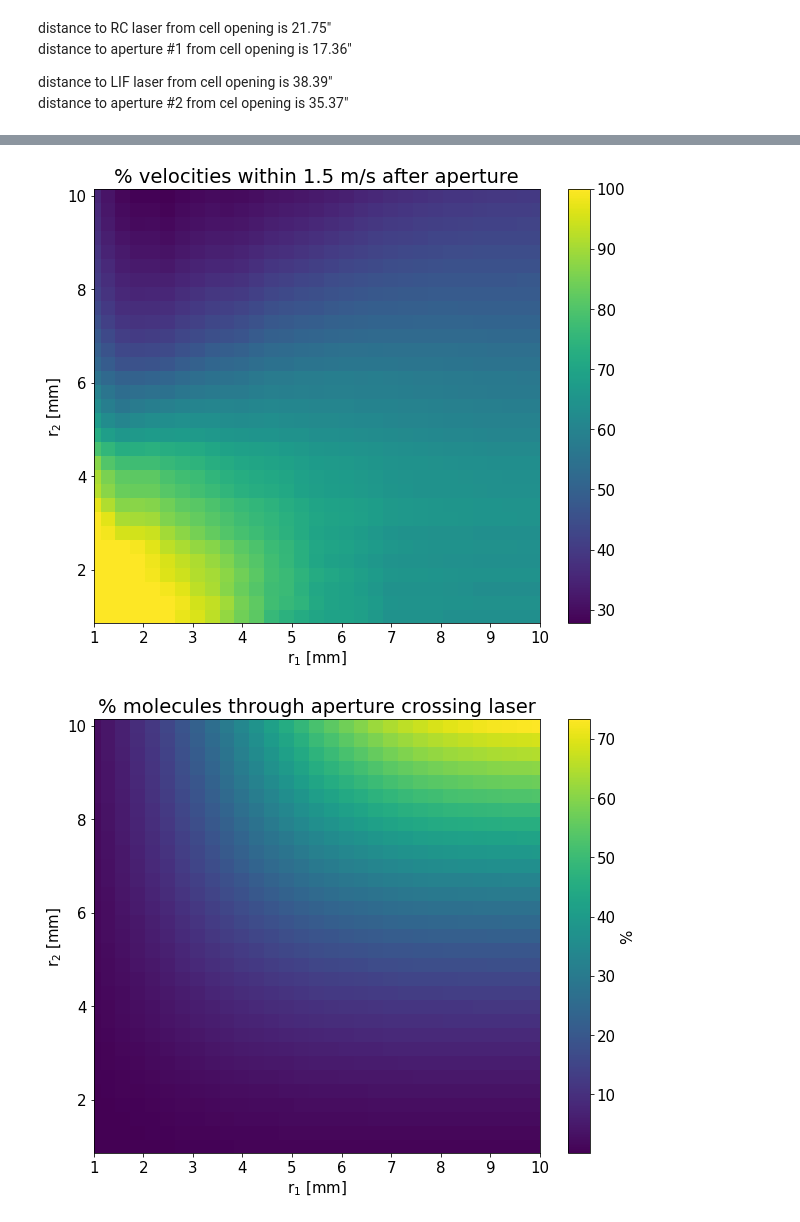
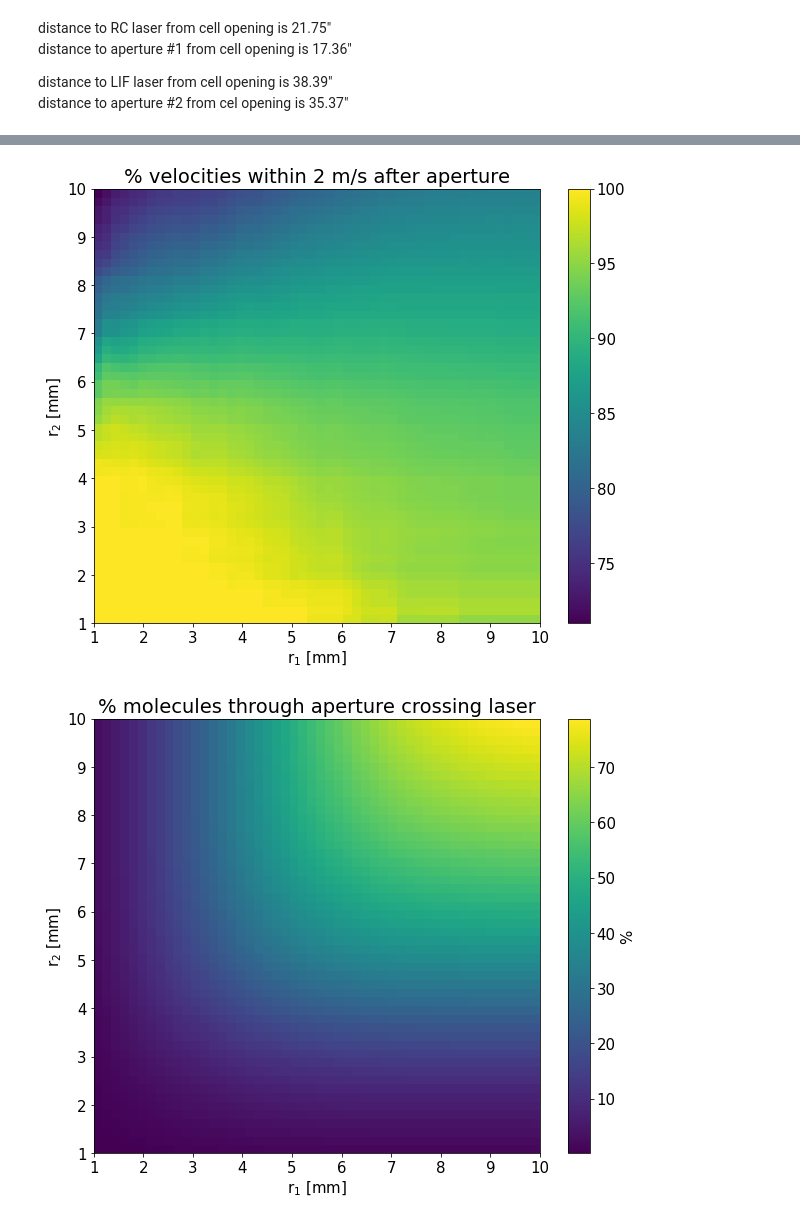
Before and after one commit to ograsdijk/CeNTREX-notebooks, a Jupyter notebook: rotational cooling/Aperture Calculation.ipynb, the cells around one changed output, grey strips where cells are left out. Saved outputs shown, nothing was run; the diff lists cells and outputs as text; code cells hidden in the pictures.

```diff
--- a/rotational cooling/Aperture Calculation.ipynb
+++ b/rotational cooling/Aperture Calculation.ipynb
@@ -94,13 +155,13 @@ coords_aperture_2[2,:] = distance_aperture_2
 distance_laser_rc = 21.75 * in_to_m - 0.25 * in_to_m
 dt = distance_laser_rc/v_z
 
-m_interaction_rc = (np.abs(coords[1,:]+dt*v_y) < 0.005) & (np.abs(coords[0,:]+dt*v_x) < 0.025)
+m_interaction_rc = (np.abs(coords[1,:]+dt*v_y) <= r_laser) & (np.abs(v_x) <= v_laser)
 interaction_rc = np.sum(m_interaction_rc)
 # %%
 distance_laser_lif = 38.30 * in_to_m - 0.25 * in_to_m
 dt = distance_laser_lif/v_z
 
-m_iteraction_lif = (np.abs(coords[1,:]+dt*v_y) < 0.005) & (np.abs(coords[0,:]+dt*v_x) < 0.025)
+m_iteraction_lif = (np.abs(coords[1,:]+dt*v_y) <= r_laser) & (np.abs(v_x) <= v_laser)
 interaction_lif = np.sum(m_iteraction_lif)
 # %%
 fig, ax = plt.subplots(figsize = (6,5))
@@ -349,8 +338,8 @@ accepted 40.0% of trajectories
 # %%
 from tqdm import tqdm
 
-aperture_1_radii = np.linspace(0.001,0.01,31)
-aperture_2_radii = np.linspace(0.001,0.01,31)
+aperture_1_radii = np.linspace(0.001,0.01,51)
+aperture_2_radii = np.linspace(0.001,0.01,51)
 radii = list(product(aperture_1_radii, aperture_2_radii))
 
 percentage_within_limits_both = {(r1,r2):0 for r1,r2 in radii}
@@ -365,52 +354,62 @@ for r1,r2 in tqdm(radii):
     Calculating the percentage of velocities within the acceptable range
     that make it through the aperture.
     """
-    v_abs = np.sqrt(v_x[m]**2+v_y[m]**2)
-    percentage_within_limits_both[(r1,r2)] = (100*(v_abs < v_acceptable).sum()/m.sum())
+#     v_abs = np.sqrt(v_x[m]**2+v_y[m]**2)
+#     percentage_within_limits_both[(r1,r2)] = (100*(v_abs < v_acceptable).sum()/m.sum())
+    # only v_x doppler shifts
+    percentage_within_limits_both[(r1,r2)] = (100*(np.abs(v_x[m]) <= v_acceptable).sum()/m.sum())
 
     """
     Calculating the # of trajectories accepted by the aperture, where
     I divide by the total # that the laser can interact with.
     Here total # the laser can interact with is simply calculated from
-    the size of the laser beam, no transverse velocity is taken into account.
-    (Which will decrease the #, and increase the percentage)
+    the size of the laser beam and assuming a velocity range the laser
+    can interact with.
     """
-    molecules_accepted_both[(r1,r2)] = m.sum()/interaction_lif*100
+    dt = distance_laser_lif/v_z[m]
+    m_interact = (np.abs(coords[1,:][m]+dt*v_y[m]) <= r_laser) & (np.abs(v_x[m]) <= v_laser)
+    interact = m_interact.sum()/interaction_lif*100
+    molecules_accepted_both[(r1,r2)] = interact
+# %%
+from matplotlib import cm
+cmap = cm.get_cmap('viridis')
+cmap.set_bad('w')
 # %%
 from scipy import interpolate
 
 r1,r2 = zip(*list(percentage_within_limits_both.keys()))
 data = np.array(list(percentage_within_limits_both.values()))
 
-X,Y = np.meshgrid(r1, r2)
+X,Y = np.meshgrid(np.unique(r1), np.unique(r2))
 Z = interpolate.griddata((r1, r2), data, (X,Y), method='nearest')
 
 fig, ax = plt.subplots(figsize = (10,8))
 
-c = ax.pcolormesh(X*1e3,Y*1e3,Z, shading = 'nearest')
+c = ax.pcolormesh(X*1e3,Y*1e3,Z, shading = 'nearest', cmap = cmap)
 cbar = fig.colorbar(c, ax = ax)
+cbar.cmap.set_over('white')
 
 ax.set_xlabel(r'r$_1$ [mm]')
 ax.set_ylabel(r'r$_2$ [mm]')
 
 ax.set_title(f'% velocities within {v_acceptable} m/s after aperture')
 
 set_fontsize(ax, 15)
 set_fontsize(cbar.ax, 15)
 # %% [output]
-[figure, old version]
+[figure, new version]
 # %%
 from scipy import interpolate
 
 r1,r2 = zip(*list(molecules_accepted_both.keys()))
 data = np.array(list(molecules_accepted_both.values()))
 
-X,Y = np.meshgrid(r1, r2)
+X,Y = np.meshgrid(np.unique(r1), np.unique(r2))
 Z = interpolate.griddata((r1, r2), data, (X,Y), method='nearest')
 
 fig, ax = plt.subplots(figsize = (10,8))
 
-c = ax.pcolormesh(X*1e3,Y*1e3,Z, shading = 'nearest')
+c = ax.pcolormesh(X*1e3,Y*1e3,Z, shading = 'nearest', cmap = cmap)
 cbar = fig.colorbar(c, ax = ax)
 cbar.ax.set_ylabel('%')
 
@@ -422,7 +421,7 @@ ax.set_title('% molecules through aperture crossing laser')
 set_fontsize(ax, 15)
 set_fontsize(cbar.ax, 15)
 # %% [output]
-[figure, old version]
+[figure, new version]
 # %%
 r1_lim = 0.006
 r2_lim = 0.006
```
Also changed, not shown: parts of 27 cells of this notebook.
